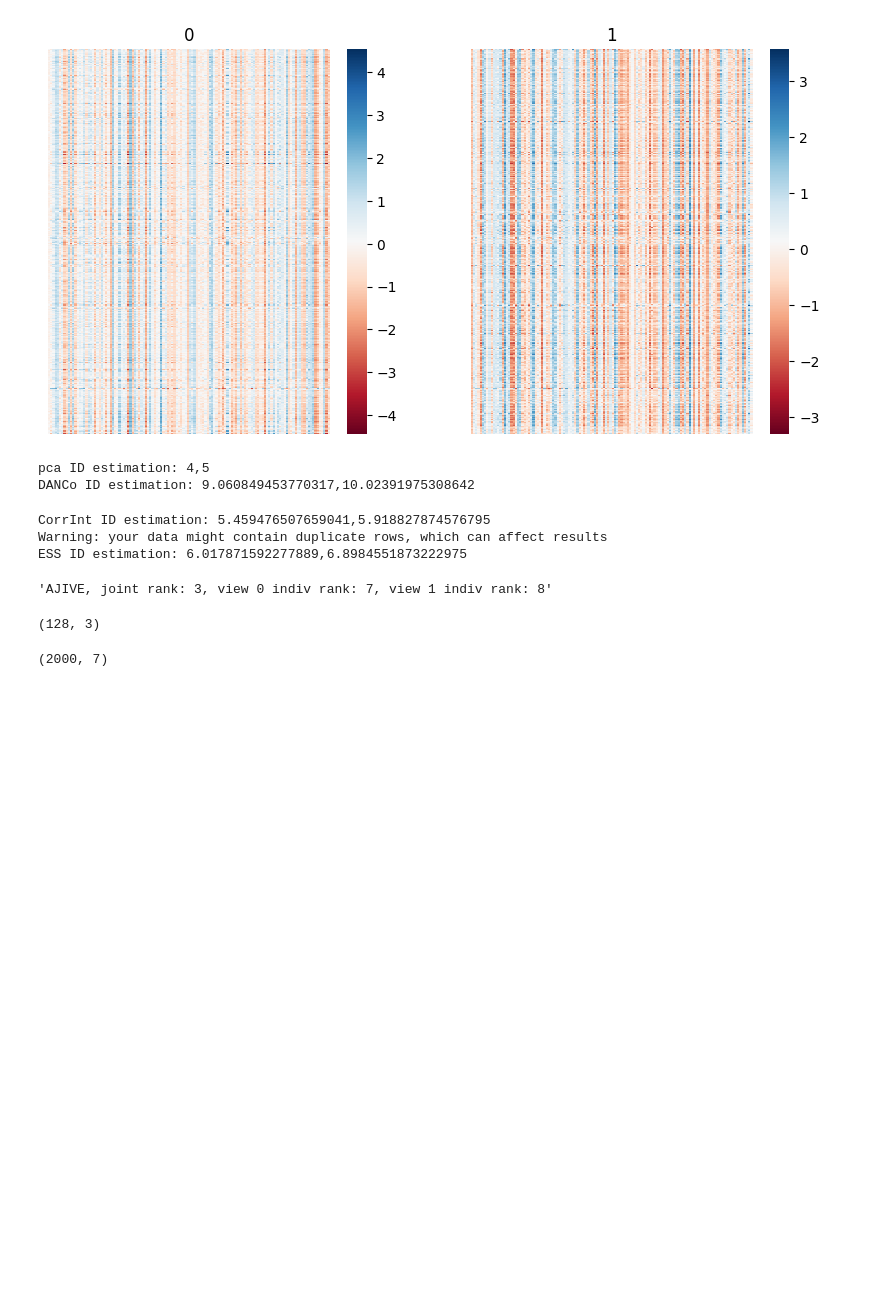
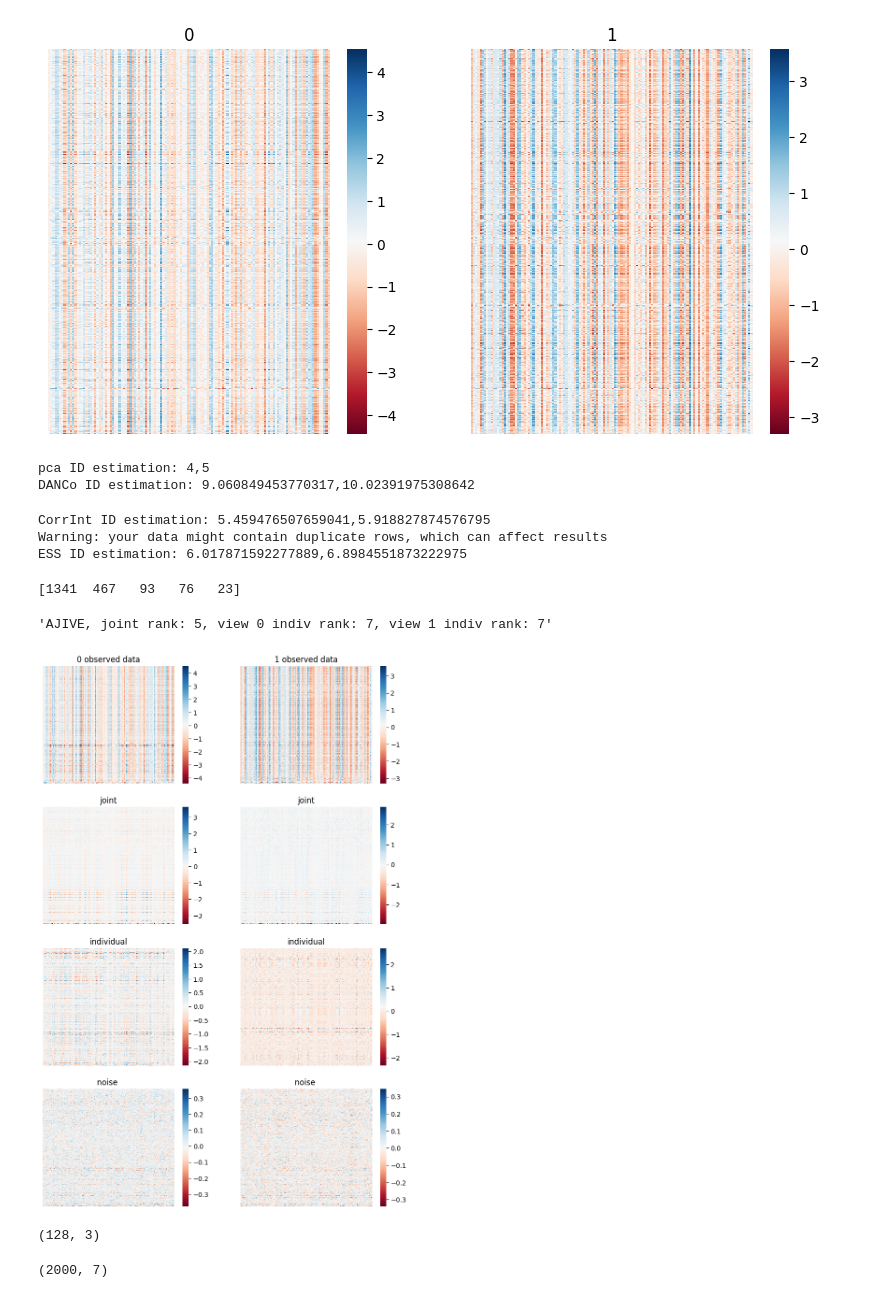
Before and after one commit to hzavadil98/UiT_FYS-8603, a Jupyter notebook: Ajive_disection.ipynb, the cells around one changed output. Cells and saved outputs as stored; diff of their text form; code cells hidden in the pictures; blank space fills up the shorter version.

```diff
--- a/Ajive_disection.ipynb
+++ b/Ajive_disection.ipynb
@@ -116,12 +116,28 @@ print(f'ESS ID estimation: {gID1},{gID2}')
 CorrInt ID estimation: 5.459476507659041,5.918827874576795
 Warning: your data might contain duplicate rows, which can affect results
 ESS ID estimation: 6.017871592277889,6.8984551873222975
+# %%
+sorted_indices = np.argsort(all_labels)
+
+# Reorder each array in data_r based on the sorted indices
+all_in_features = all_in_features[sorted_indices, :]
+all_predictions = all_predictions[sorted_indices]
+all_labels = all_labels[sorted_indices]
+# Print the bincount of the first 100 labels to verify the grouping
+print(np.bincount(all_labels[sorted_indices]))
+# %% [output]
+[1341  467   93   76   23]
 # %%
-aj = AJIVE(init_signal_ranks=[10,10], n_jobs=20, center=False)
+aj = AJIVE(init_signal_ranks=[10,10], n_jobs=16, center=False)
 aj.fit([all_in_features[:,:128], all_in_features[:,128:]])
 aj.summary()
 # %% [output]
-'AJIVE, joint rank: 3, view 0 indiv rank: 7, view 1 indiv rank: 8'
+'AJIVE, joint rank: 5, view 0 indiv rank: 7, view 1 indiv rank: 7'
+# %%
+plt.figure(figsize=[10, 15])
+jive_full_estimate_heatmaps(aj.get_view_decomps(),blocks=[all_in_features[:,:128], all_in_features[:,128:]])
+# %% [output]
+[figure, added]
 # %%
 aj.get_ranks()
 centerer = aj.view_specific_[0].individual_.centerer_
```
Also changed, not shown: parts of 9 cells of this notebook, 12 other files.
